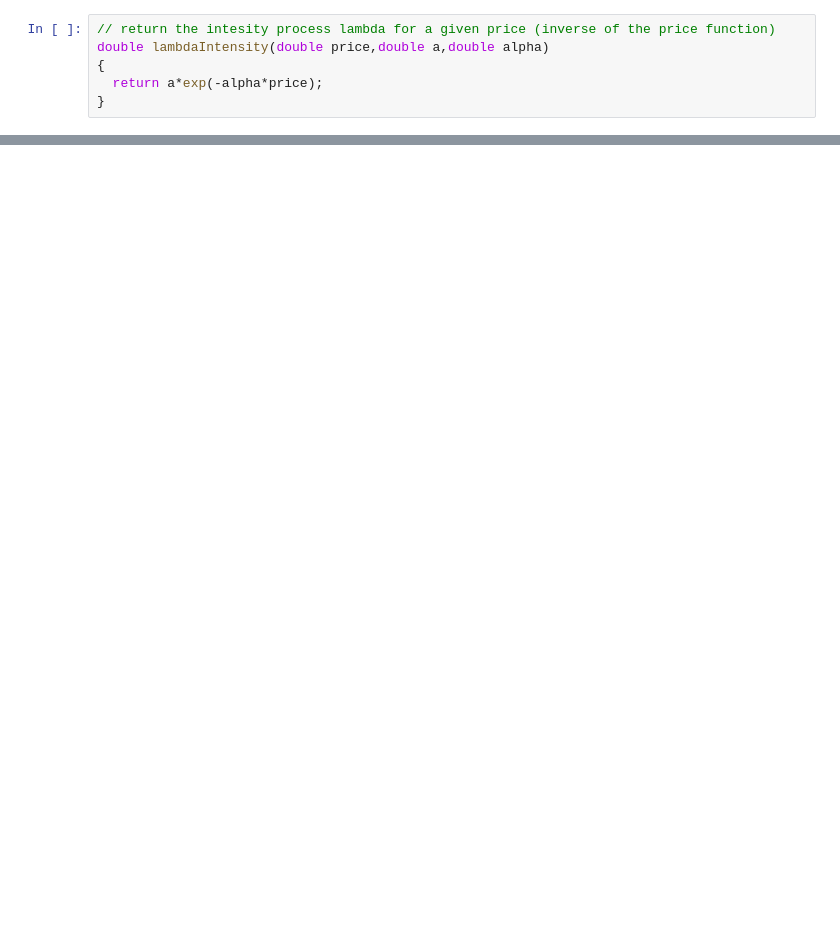
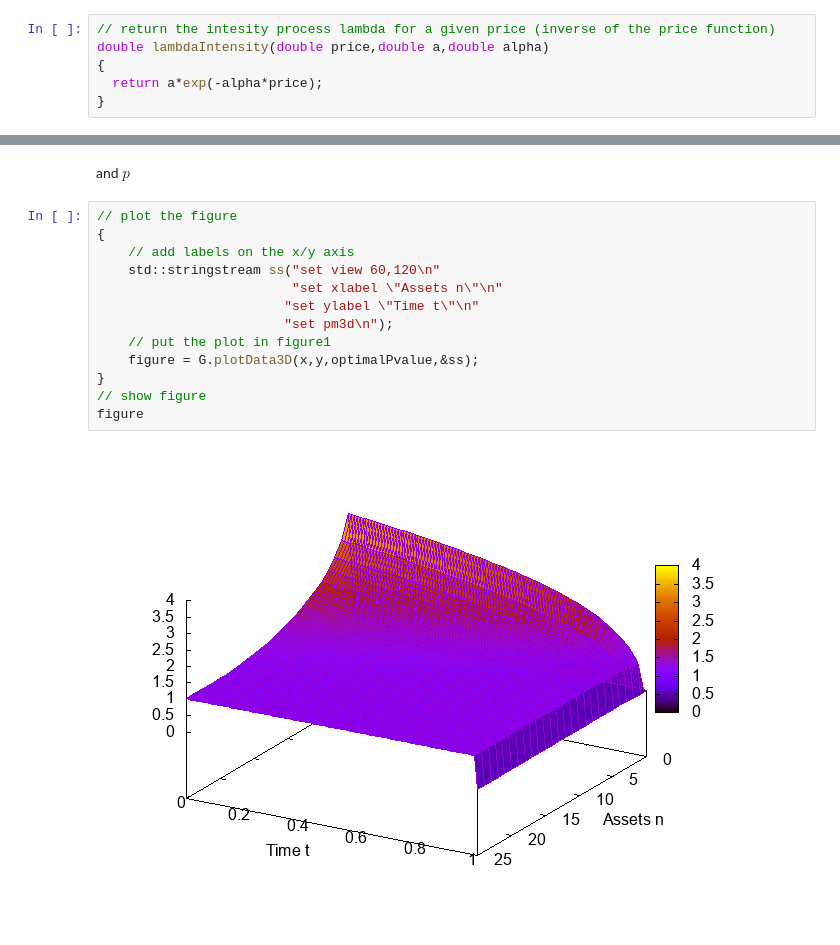
Before and after one commit to pjohno/MSc-Math-Finance-Projects, a Jupyter notebook: notebooks/MSc Project 6 - Revenue Management.ipynb, the cells around one changed output, grey strips where cells are left out. Drawn from its saved outputs; the diff is of its cells as text; blank space fills up the shorter version.

```diff
--- a/notebooks/MSc Project 6 - Revenue Management.ipynb
+++ b/notebooks/MSc Project 6 - Revenue Management.ipynb
@@ -123,0 +194,17 @@ figure1
+# %% [markdown]
+and $p$
+# %%
+// plot the figure
+{
+    // add labels on the x/y axis
+    std::stringstream ss("set view 60,120\n"
+                         "set xlabel \"Assets n\"\n"
+                        "set ylabel \"Time t\"\n"
+                        "set pm3d\n");
+    // put the plot in figure1
+    figure = G.plotData3D(x,y,optimalPvalue,&ss);
+}
+// show figure
+figure
+# %% [output]
+[figure, added]
```
Also changed, not shown: parts of 17 cells of this notebook, 10 other files.
